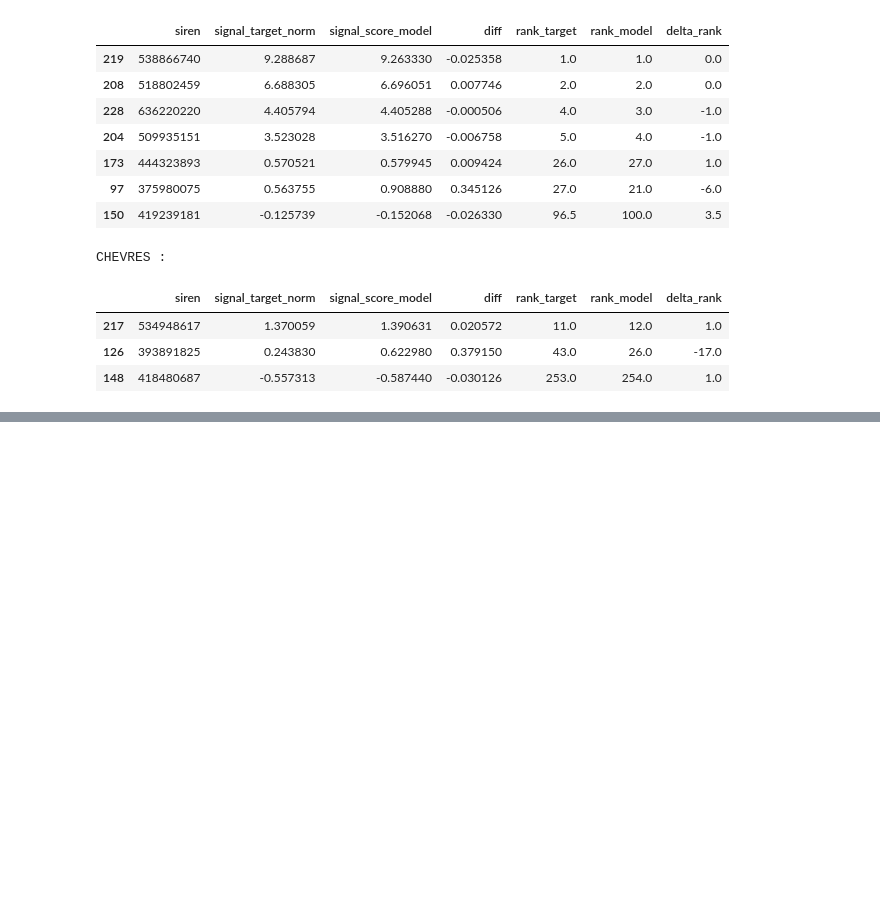
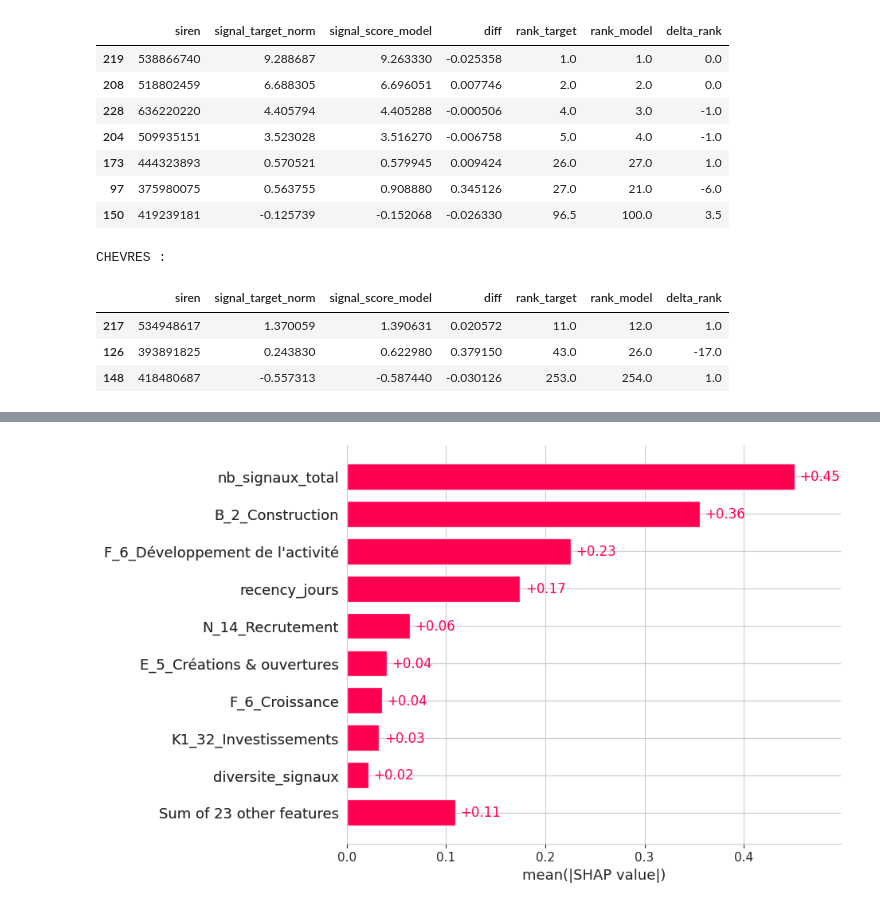
Before and after one commit to dev-labarre/ose-main, a Jupyter notebook: notebooks/Signal_Model_Compar.ipynb, the cells around one changed output, grey strips where cells are left out. Saved outputs shown, nothing was run; the diff lists cells and outputs as text; code cells hidden in the pictures; blank space fills up the shorter version.

```diff
--- a/notebooks/Signal_Model_Compar.ipynb
+++ b/notebooks/Signal_Model_Compar.ipynb
@@ -451,0 +491,5 @@ CHEVRES :
+# %%
+shap_values = explainer(X_test)
+shap.plots.bar(shap_values)
+# %% [output]
+[figure, added]
```
Also changed, not shown: parts of 6 cells of this notebook.
